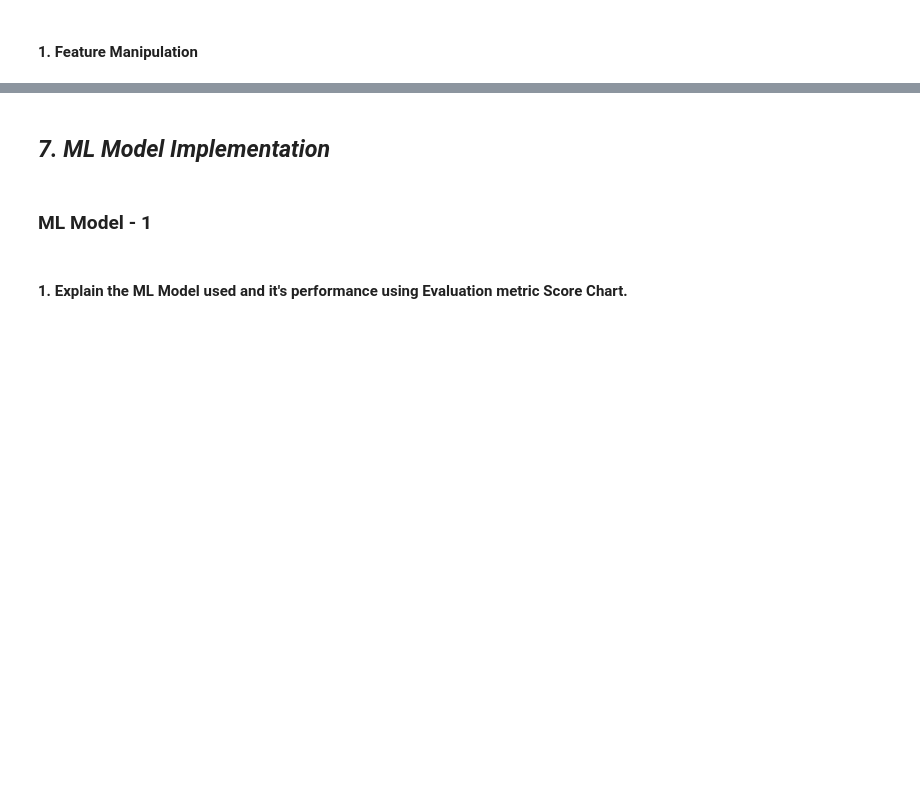
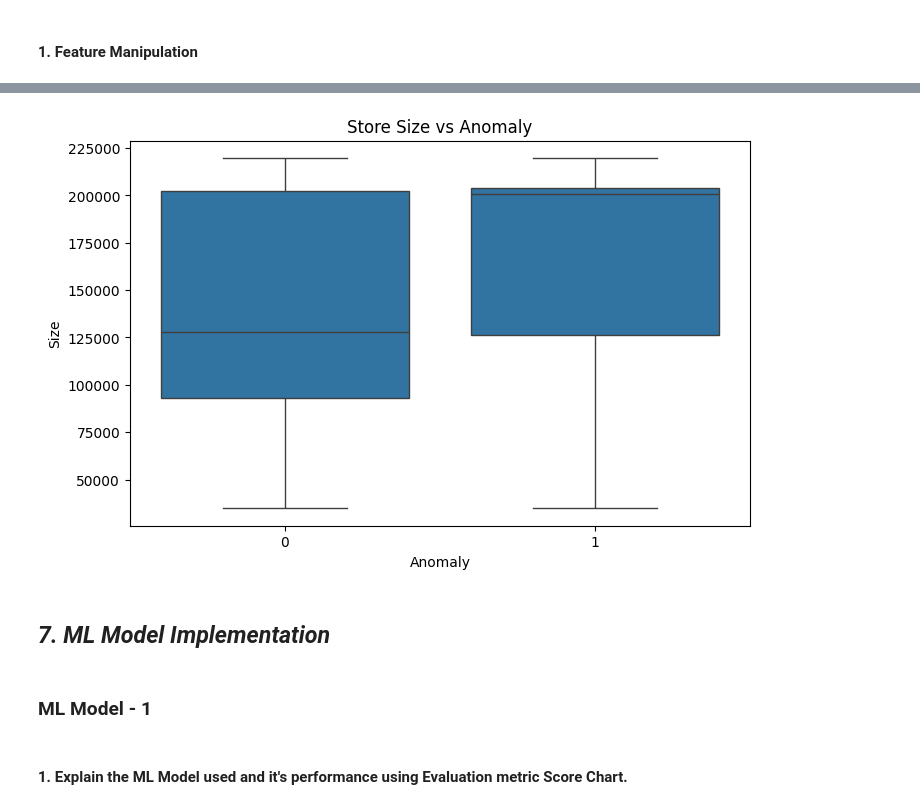
Before and after one commit to akshat-mishra-ds/Integrated-Retail-Analytics-for-Store-Optimization, a Jupyter notebook: Retail_Analytics_for_Store_Optimization.ipynb, the cells around one changed output, grey strips where cells are left out. Drawn from its saved outputs; the diff is of its cells as text; code cells hidden in the pictures; blank space fills up the shorter version.

```diff
--- a/Retail_Analytics_for_Store_Optimization.ipynb
+++ b/Retail_Analytics_for_Store_Optimization.ipynb
@@ -867,3 +944,17 @@ Answer Here.
+# %%
+plt.figure(figsize=(8,5))
+
+sns.boxplot(
+    x='Anomaly',
+    y='Size',
+    data=df
+)
+
+plt.title("Store Size vs Anomaly")
+
+plt.show()
+# %% [output]
+[figure, added]
 # %% [markdown]
 ## ***7. ML Model Implementation***
 # %% [markdown]
```
Also changed, not shown: parts of 89 cells of this notebook.
